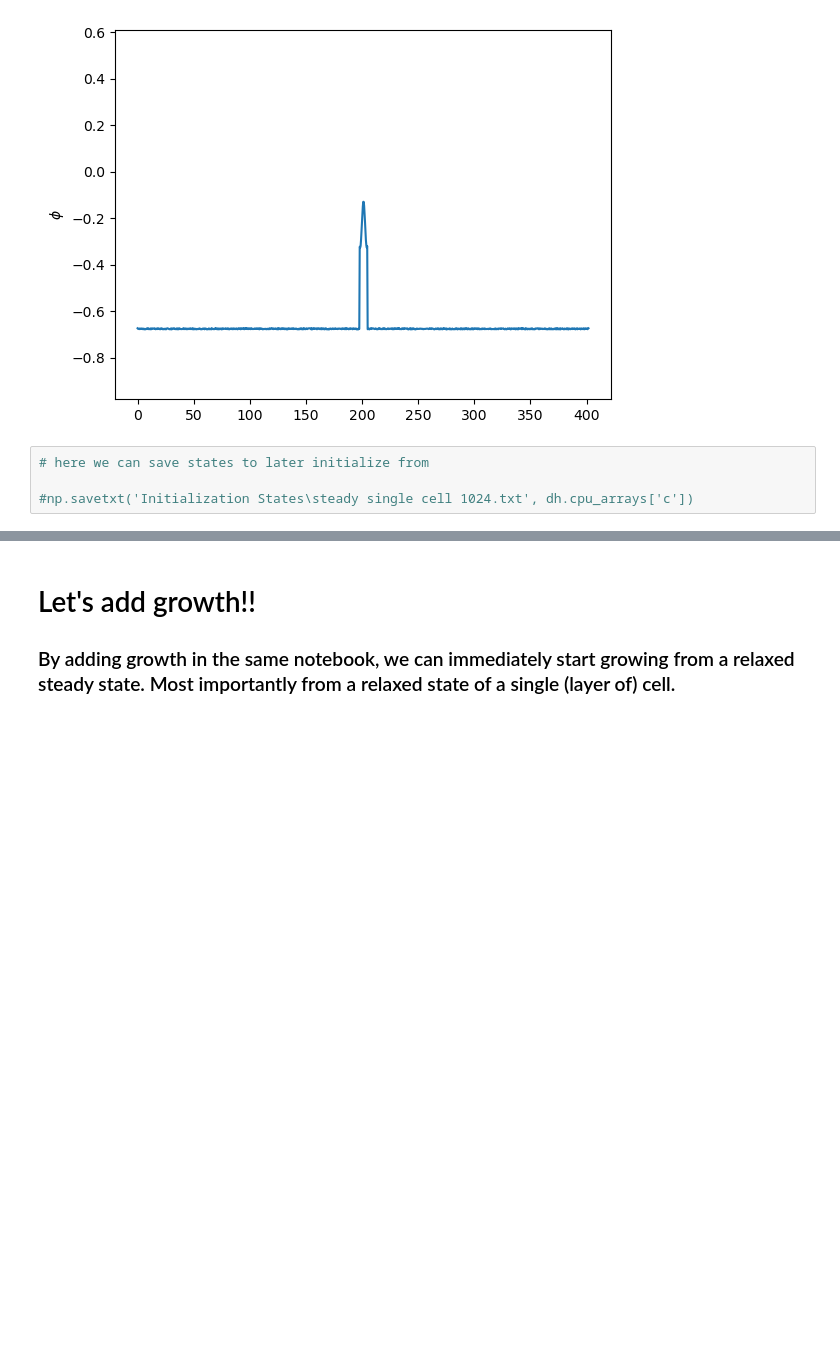
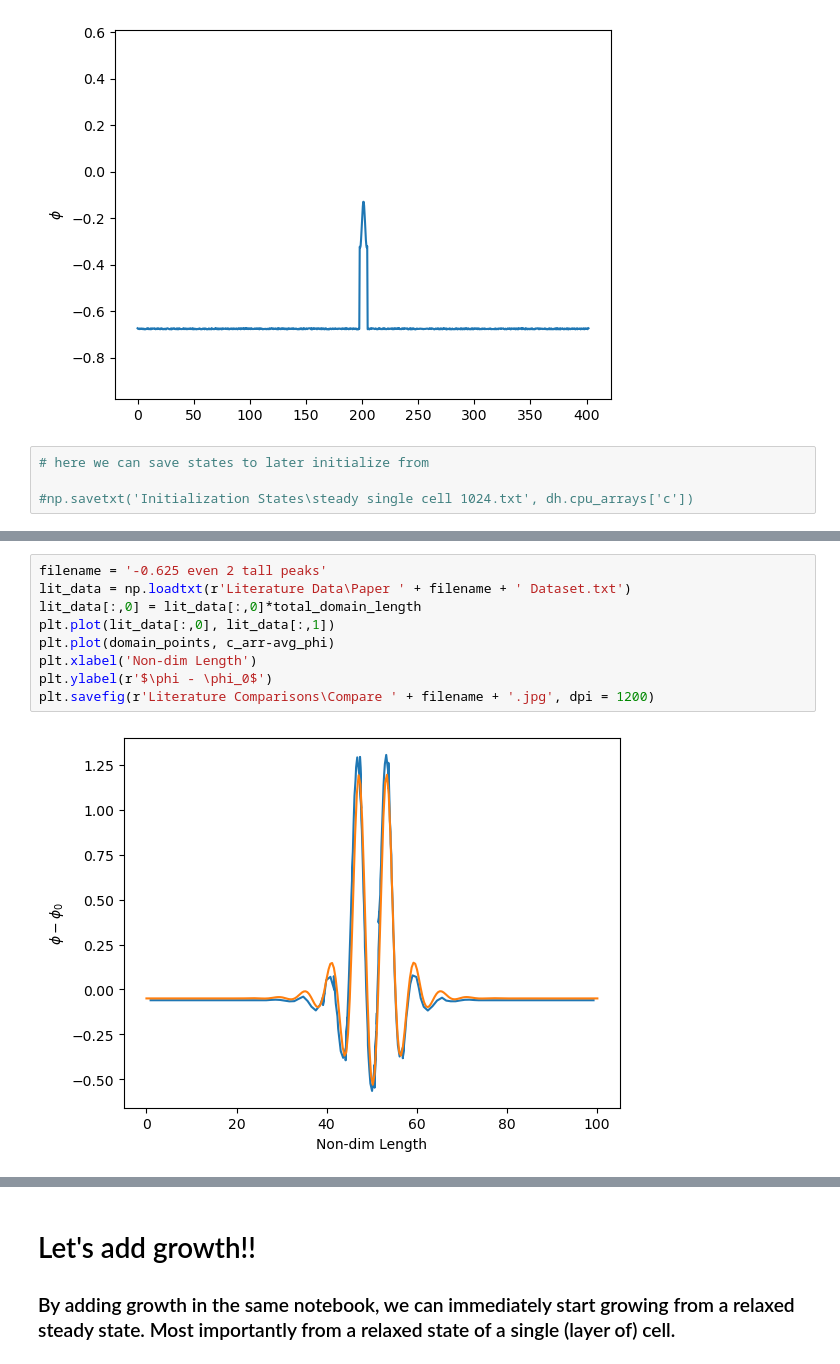
Before and after one commit to Twomac/pattern-formation-and-cellular-growth, a Jupyter notebook: Pystencils 1D Smectic Layering - 2D Special Case.ipynb, the cells around one changed output, grey strips where cells are left out. Drawn from its saved outputs; the diff is of its cells as text; blank space fills up the shorter version.

```diff
--- a/Pystencils 1D Smectic Layering - 2D Special Case.ipynb
+++ b/Pystencils 1D Smectic Layering - 2D Special Case.ipynb
@@ -319,0 +337,11 @@ plt.ylim(ymax=np.ceil(maxfreq / 10) * 10 if maxfreq % 10 else maxfreq + 10)
+# %%
+filename = '-0.625 even 2 tall peaks'
+lit_data = np.loadtxt(r'Literature Data\Paper ' + filename + ' Dataset.txt')
+lit_data[:,0] = lit_data[:,0]*total_domain_length
+plt.plot(lit_data[:,0], lit_data[:,1])
+plt.plot(domain_points, c_arr-avg_phi)
+plt.xlabel('Non-dim Length')
+plt.ylabel(r'$\phi - \phi_0$')
+plt.savefig(r'Literature Comparisons\Compare ' + filename + '.jpg', dpi = 1200)
+# %% [output]
+[figure, new version]
```
Also changed, not shown: parts of 19 cells of this notebook, 28 other files.
